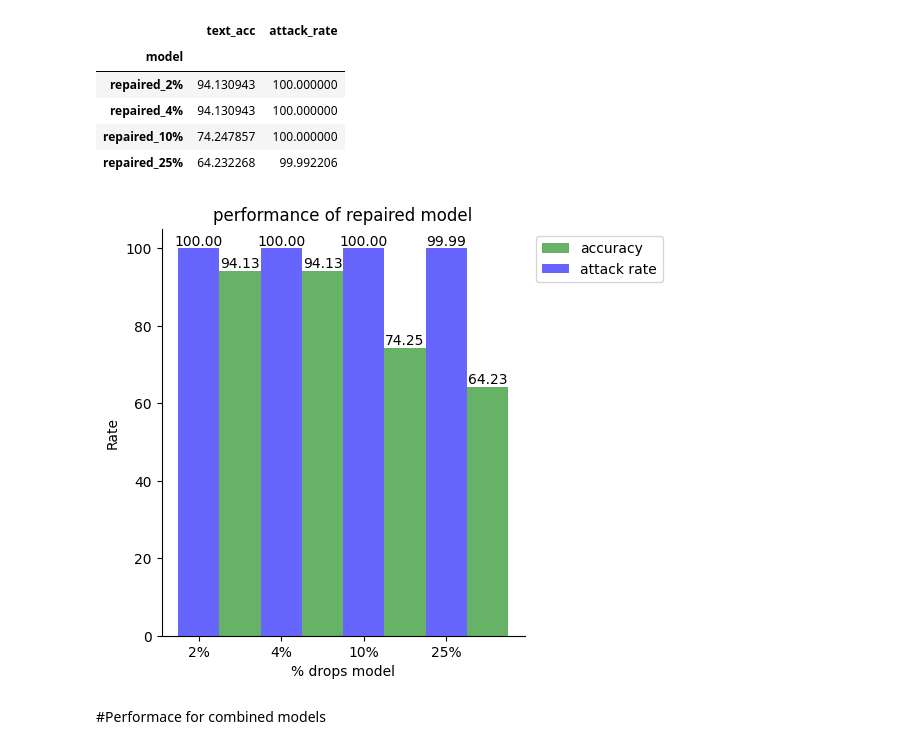
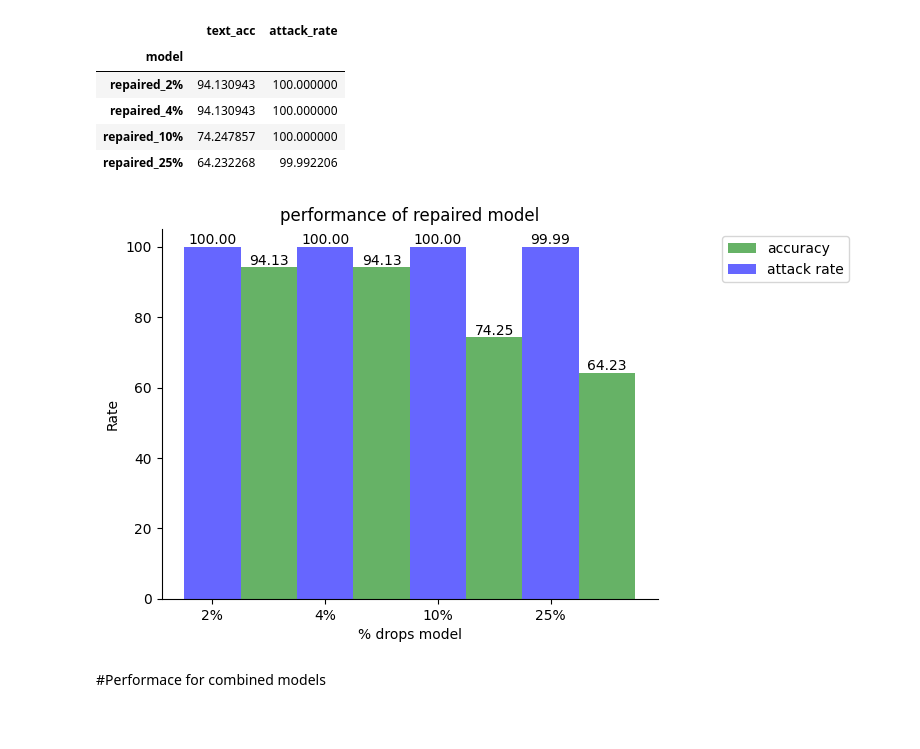
Before and after one commit to akanksha6/ML-Cyber-Security, a Jupyter notebook: MLCyber_Lab4.ipynb, the cells around one changed output. Saved outputs shown, nothing was run; the diff lists cells and outputs as text; code cells hidden in the pictures; blank space fills up the shorter version.

```diff
--- a/MLCyber_Lab4.ipynb
+++ b/MLCyber_Lab4.ipynb
@@ -392,25 +392,24 @@ df.set_index('model')
 # %%
 opacity = 0.6
 bar_width = 0.5
 
 bar1 = plt.bar(np.arange(len(test_acc)) + bar_width, test_acc, bar_width, align='center', alpha=opacity, color='green', label='accuracy')
 bar2 = plt.bar(range(len(attack_rate)), attack_rate, bar_width, align='center', alpha=opacity, color='blue', label='attack rate')
 
 # Add counts above the two bar graphs
 for rect in bar1 + bar2:
     height = rect.get_height()
     plt.text(rect.get_x() + rect.get_width() / 2.0, height, f'{height:.02f}', ha='center', va='bottom')
 
 plt.xlabel('% drops model')
 plt.ylabel('Rate')
 plt.xticks(range(len(test_acc)),('2%', '4%', '10%', '25%'))
 plt.legend(bbox_to_anchor=(1.4, 1))
-plt.tight_layout()
 plt.title('performance of repaired model')
 sns.despine()
 plt.show()
 # %% [output]
-[figure, old version]
+[figure, new version]
 # %% [markdown]
 #Performace for combined models
 # %%
```
Also changed, not shown: parts of 1 cell of this notebook.
